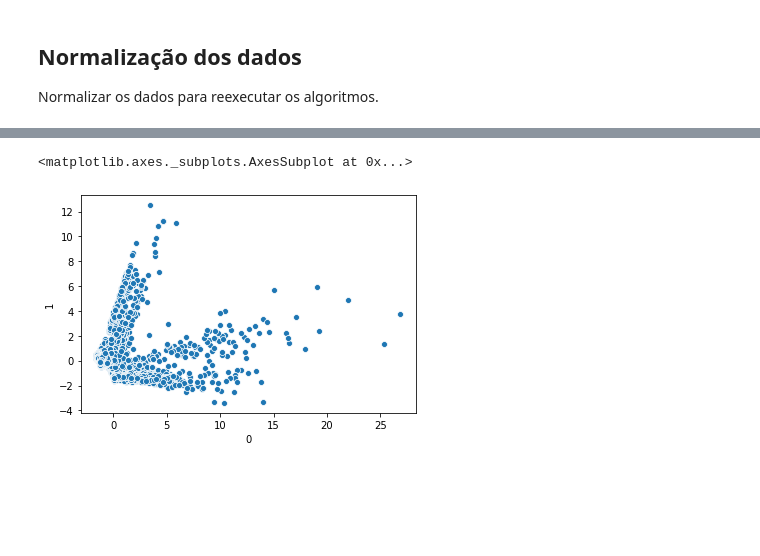
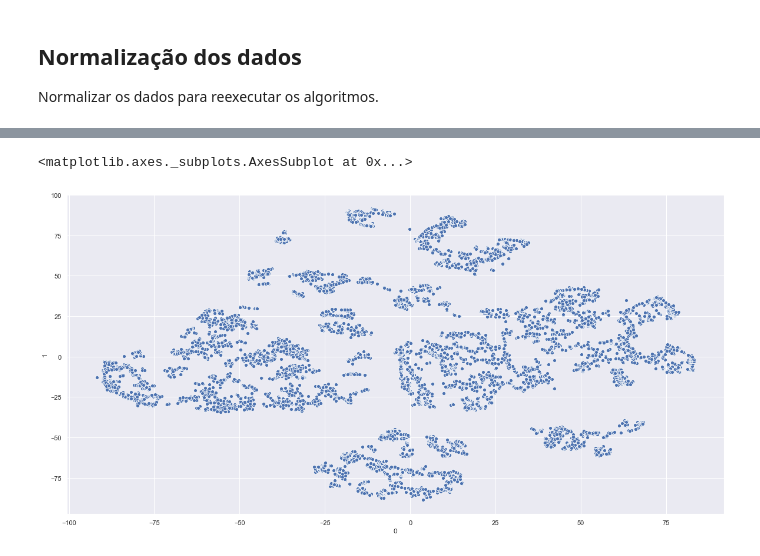
Before and after one commit to DefinitelyNotACactus/AI, a Jupyter notebook: Clustering/Q3 - Clustering.ipynb, the cells around one changed output, grey strips where cells are left out. Saved outputs shown, nothing was run; the diff lists cells and outputs as text; code cells hidden in the pictures; blank space fills up the shorter version.

```diff
--- a/Clustering/Q3 - Clustering.ipynb
+++ b/Clustering/Q3 - Clustering.ipynb
@@ -348,8 +329,0 @@ Nesta seção é utilizada a redução de dimensionalidade usando a análise de
-# %%
-pca = decomposition.PCA(n_components = 2)
-pca_df = pd.DataFrame(pca.fit_transform(scaled))
-
-sns.scatterplot(x = pca_df[0], y = pca_df[1], legend = False)
-# %% [output]
-<matplotlib.axes._subplots.AxesSubplot at 0x...>
-[figure, removed]
@@ -356 +338,7 @@ sns.scatterplot(x = pca_df[0], y = pca_df[1], legend = False)
+# %%
+sns.set(rc = {'figure.figsize':(20, 10)})
+sns.scatterplot(x = tsne_df['0'], y = tsne_df['1'], legend = False)
+# %% [output]
+<matplotlib.axes._subplots.AxesSubplot at 0x...>
+[figure, added]
 # %% [markdown]
```
Also changed, not shown: parts of 28 cells of this notebook.
